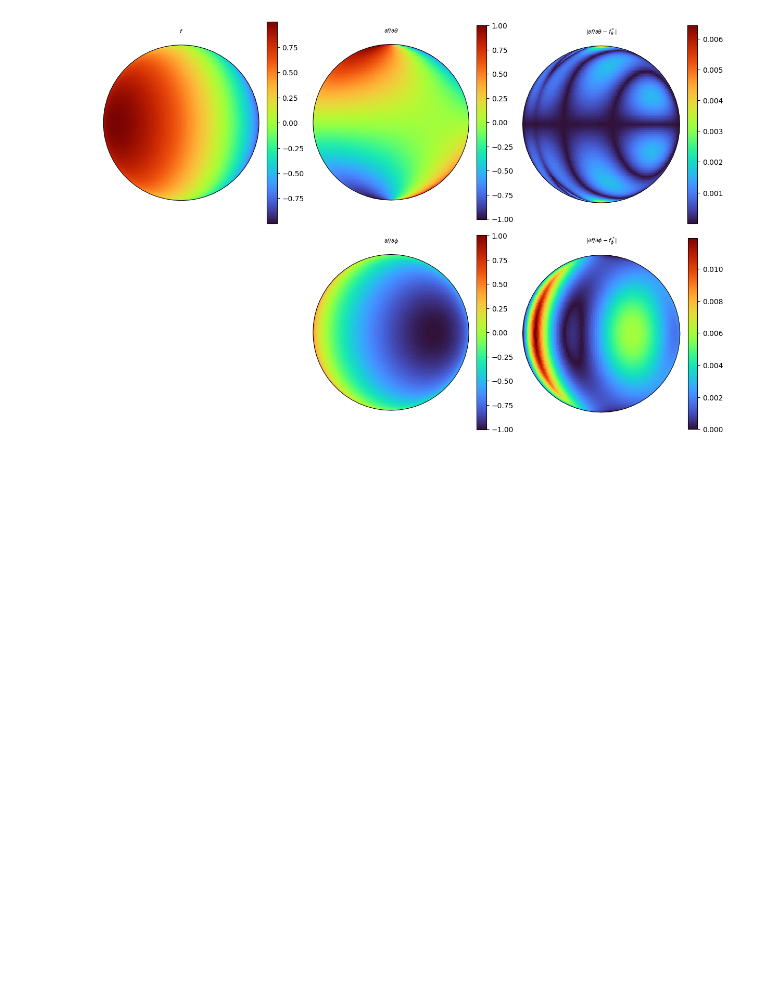
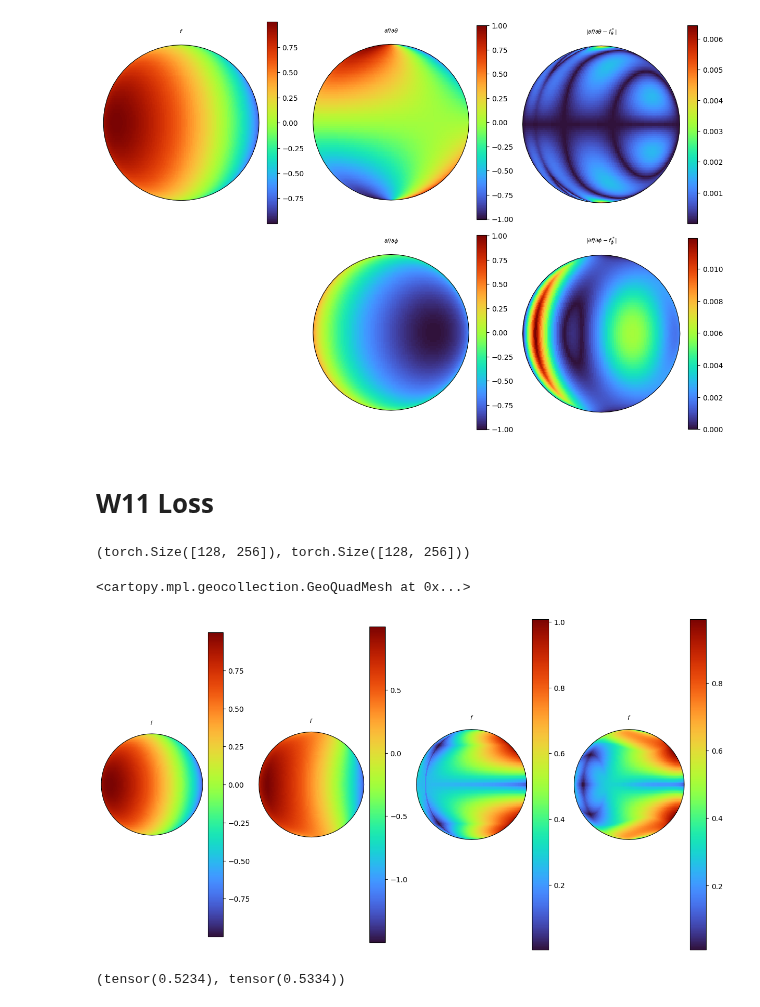
Before and after one commit to NVIDIA/torch-harmonics, a Jupyter notebook: notebooks/partial_derivatives.ipynb, the cells around one changed output. Cells and saved outputs as stored; diff of their text form; code cells hidden in the pictures; blank space fills up the shorter version.

```diff
--- a/notebooks/partial_derivatives.ipynb
+++ b/notebooks/partial_derivatives.ipynb
@@ -14,6 +14,9 @@ Let's define an example function $f = sin(\theta)cos(\phi)$, with derivatives wi
 # the function f(theta, phi) is the function we want to differentiate
 def f(theta, phi):
     return torch.sin(theta) * torch.cos(phi)
+
+def f2(theta, phi):
+    return torch.cos(2*theta) * torch.sin(0.5*phi)
 
 # nft(theta, phi) is the derivative of f with respect to theta -> f*_theta
 def nft(theta, phi):
@@ -33,6 +36,7 @@ theta_grid, phi_grid = torch.meshgrid(theta, phi, indexing='ij')
 
 # Evaluate the function on the grid for f, nft and nfp
 f_grid = f(theta_grid, phi_grid)
+f_grid2 = f2(theta_grid, phi_grid)
 nft_grid = nft(theta_grid, phi_grid)
 nfp_grid = nfp(theta_grid, phi_grid)
 # %% [markdown]
@@ -71,3 +75,5 @@ plot_sphere(torch.abs(nabla_f[1] - nfp_grid), fig=subfigs[1, 2], central_latitud
 plt.show()
 # %% [output]
 [figure]
+# %% [markdown]
+# W11 Loss
@@ -73,0 +89,25 @@ plt.show()
+# %%
+f_grid.shape, f_grid_loss.shape
+# %% [output]
+(torch.Size([128, 256]), torch.Size([128, 256]))
+# %%
+f_grid_extra = f_grid + 0.5*f_grid2
+img_size = f_grid.shape
+loss_w11 = W11LossS2(nlat=img_size[0], nlon=img_size[1], grid="equiangular")
+loss_w11_v2 = W11LossS2_v2(nlat=img_size[0], nlon=img_size[1], grid="equiangular")
+f_grid_loss = loss_w11._compute_loss_term(f_grid,f_grid_extra)
+f_grid_loss_v2 = loss_w11_v2._compute_loss_term(f_grid,f_grid_extra)
+fig = plt.figure(layout='constrained', figsize=(12, 8))
+subfigs = fig.subfigures(1,4)
+clat, clon = 0, 56
+plot_sphere(f_grid,   fig=subfigs[0], central_latitude=clat, central_longitude=clon, projection="orthographic", cmap="turbo", colorbar=True, title=r"$f$")
+plot_sphere(f_grid_extra,   fig=subfigs[1], central_latitude=clat, central_longitude=clon, projection="orthographic", cmap="turbo", colorbar=True, title=r"$f$")
+plot_sphere(f_grid_loss,   fig=subfigs[2], central_latitude=clat, central_longitude=clon, projection="orthographic", cmap="turbo", colorbar=True, title=r"$f$")
+plot_sphere(f_grid_loss_v2,   fig=subfigs[3], central_latitude=clat, central_longitude=clon, projection="orthographic", cmap="turbo", colorbar=True, title=r"$f$")
+# %% [output]
+<cartopy.mpl.geocollection.GeoQuadMesh at 0x...>
+[figure, added]
+# %%
+loss_w11(f_grid,f_grid_extra), loss_w11_v2(f_grid,f_grid_extra)
+# %% [output]
+(tensor(0.5234), tensor(0.5334))
```
Also changed, not shown: parts of 2 cells of this notebook, 2 other files.
